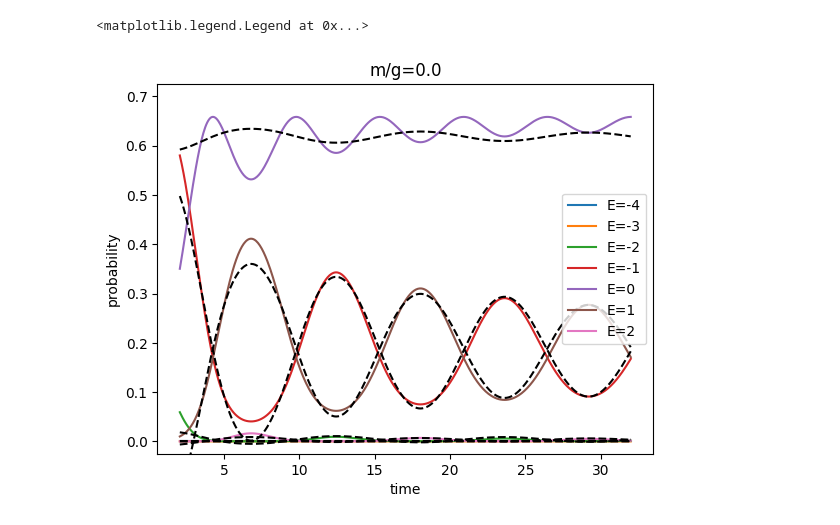
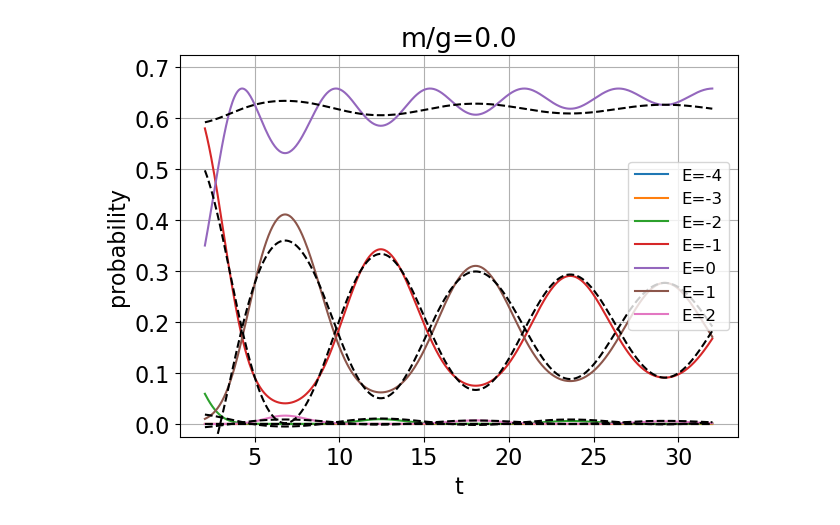
Before and after one commit to marekrams/pdf, a Jupyter notebook: plots_string_fragmentation.ipynb, the cells around one changed output. Cells and saved outputs as stored; diff of their text form; code cells hidden in the pictures.

```diff
--- a/plots_string_fragmentation.ipynb
+++ b/plots_string_fragmentation.ipynb
@@ -62,6 +62,10 @@ pr1b
 pr1c
 pr2
 time
+# %%
+plt.rcParams.update({'font.size':16})
+plt.rcParams.update({'legend.fontsize':12})
+plt.rcParams['figure.constrained_layout.use'] = True
 # %%
 # Fig 2a
 
@@ -239,11 +252,11 @@ m = 0.5
 
 d = data[m, N, a, D]
 time = d['time']
-probs = ((d['pr1b'] + d['pr1c']) / 2)
+probsall = ((d['pr1b'] + d['pr1c']) / 2)
 
 slc = time > t0
 x = time[slc]
-probs = probs[slc]
+probs = probsall[slc]
 
 pca.fit(probs)
 y = pca.transform(probs)
@@ -251,14 +264,18 @@ cc = pca.components_
 
 for ii, EE in enumerate(E1s):
     plt.plot(x, probs[:, ii], label=f"E={EE:1d}")
+    #plt.plot(time, probsall[:, ii], label=f"E={EE:1d}")
 
 reconstruct = y @ cc + np.mean(probs, axis=0)
 plt.plot(x, reconstruct, '--k')
 
 
-plt.xlabel("time")
+plt.xlabel("t")
 plt.ylabel("probability")
 
 plt.title(f"{m/g=:0.1f}") #
 plt.legend()
+plt.grid()
+
+plt.savefig('Fig3b.png')
 # %% [output]
@@ -269,34 +285,37 @@ plt.legend()
 
 pca = PCA(n_components=1)
 
 dom = []
 m = 0.0
 
 d = data[m, N, a, D]
 time = d['time']
 probs = ((d['pr1b'] + d['pr1c']) / 2)
 
 slc = time > t0
 x = time[slc]
 probs = probs[slc]
 
 pca.fit(probs)
 y = pca.transform(probs)
 cc = pca.components_
 
 for ii, EE in enumerate(E1s):
     plt.plot(x, probs[:, ii], label=f"E={EE:1d}")
 
 reconstruct = y @ cc + np.mean(probs, axis=0)
 plt.plot(x, reconstruct, '--k')
 
 
-plt.xlabel("time")
+plt.xlabel("t")
 plt.ylabel("probability")
 plt.title(f"{m/g=:0.1f}") #  two PCA components needed")
 plt.ylim([-0.025, 0.725])
 plt.legend()
+
+plt.grid()
+
+plt.savefig('Fig3c.png')
 # %% [output]
-<matplotlib.legend.Legend at 0x...>
-[figure, old version]
+[figure, new version]
 # %%
```
Also changed, not shown: parts of 14 cells of this notebook, 31 other files.
